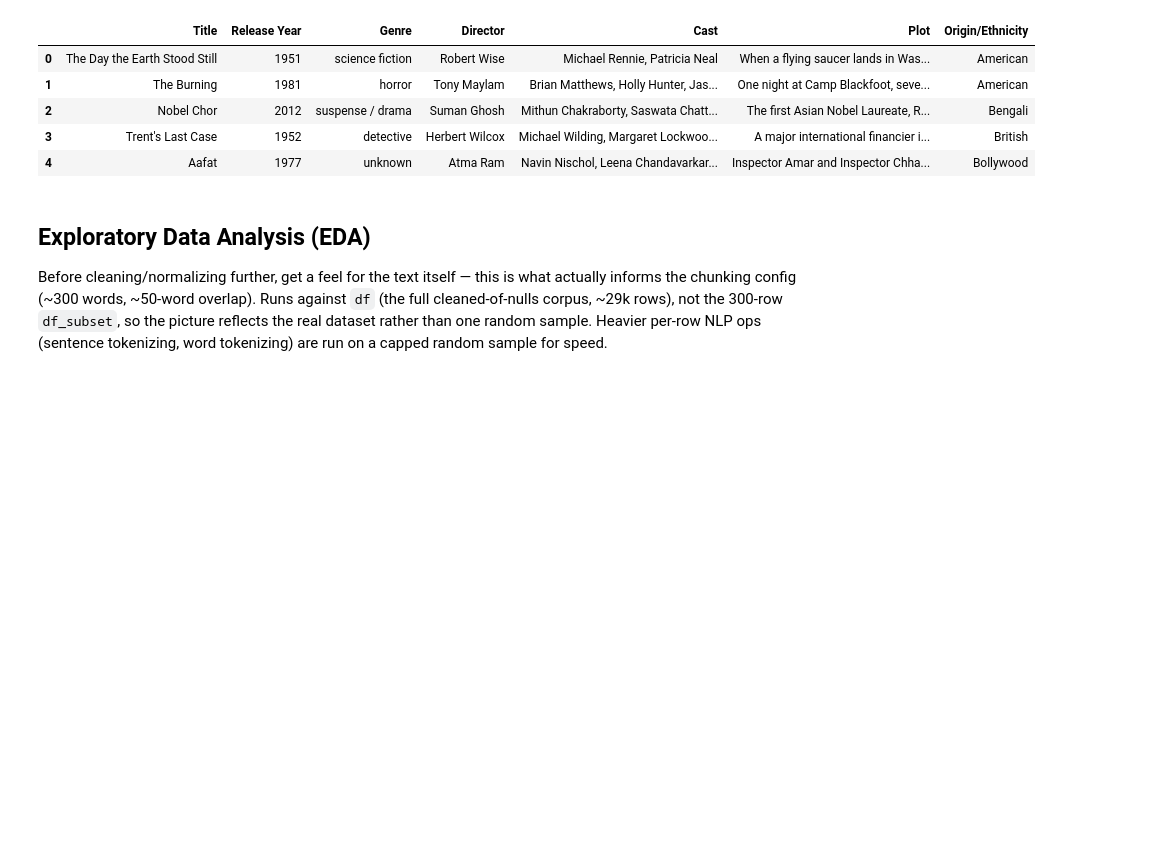
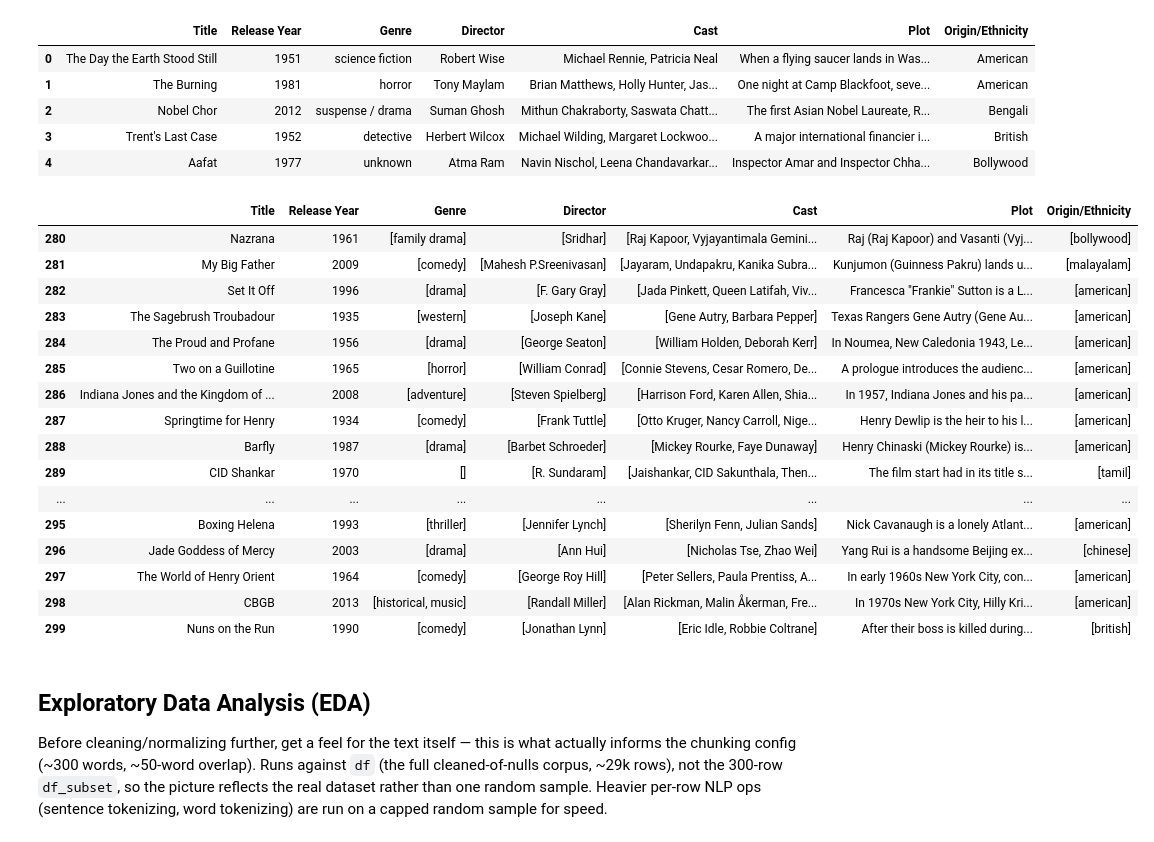
Before and after one commit to Maneth22/TypeB_Assignment, a Jupyter notebook: Rag_Pipeline.ipynb, the cells around one changed output. Drawn from its saved outputs; the diff is of its cells as text; code cells hidden in the pictures; blank space fills up the shorter version.

```diff
--- a/Rag_Pipeline.ipynb
+++ b/Rag_Pipeline.ipynb
@@ -65,6 +65,26 @@ Subset shape: (300, 7)
 | 2 | Nobel Chor | 2012 | suspense / drama | Suman Ghosh | Mithun Chakraborty, Saswata Chatt... | The first Asian Nobel Laureate, R... | Bengali |
 | 3 | Trent's Last Case | 1952 | detective | Herbert Wilcox | Michael Wilding, Margaret Lockwoo... | A major international financier i... | British |
 | 4 | Aafat | 1977 | unknown | Atma Ram | Navin Nischol, Leena Chandavarkar... | Inspector Amar and Inspector Chha... | Bollywood |
+# %%
+df_subset.tail(20)
+# %% [output]
+|  | Title | Release Year | Genre | Director | Cast | Plot | Origin/Ethnicity |
+| 280 | Nazrana | 1961 | [family drama] | [Sridhar] | [Raj Kapoor, Vyjayantimala Gemini... | Raj (Raj Kapoor) and Vasanti (Vyj... | [bollywood] |
+| 281 | My Big Father | 2009 | [comedy] | [Mahesh P.Sreenivasan] | [Jayaram, Undapakru, Kanika Subra... | Kunjumon (Guinness Pakru) lands u... | [malayalam] |
+| 282 | Set It Off | 1996 | [drama] | [F. Gary Gray] | [Jada Pinkett, Queen Latifah, Viv... | Francesca "Frankie" Sutton is a L... | [american] |
+| 283 | The Sagebrush Troubadour | 1935 | [western] | [Joseph Kane] | [Gene Autry, Barbara Pepper] | Texas Rangers Gene Autry (Gene Au... | [american] |
+| 284 | The Proud and Profane | 1956 | [drama] | [George Seaton] | [William Holden, Deborah Kerr] | In Noumea, New Caledonia 1943, Le... | [american] |
+| 285 | Two on a Guillotine | 1965 | [horror] | [William Conrad] | [Connie Stevens, Cesar Romero, De... | A prologue introduces the audienc... | [american] |
+| 286 | Indiana Jones and the Kingdom of ... | 2008 | [adventure] | [Steven Spielberg] | [Harrison Ford, Karen Allen, Shia... | In 1957, Indiana Jones and his pa... | [american] |
+| 287 | Springtime for Henry | 1934 | [comedy] | [Frank Tuttle] | [Otto Kruger, Nancy Carroll, Nige... | Henry Dewlip is the heir to his l... | [american] |
+| 288 | Barfly | 1987 | [drama] | [Barbet Schroeder] | [Mickey Rourke, Faye Dunaway] | Henry Chinaski (Mickey Rourke) is... | [american] |
+| 289 | CID Shankar | 1970 | [] | [R. Sundaram] | [Jaishankar, CID Sakunthala, Then... | The film start had in its title s... | [tamil] |
+| ... | ... | ... | ... | ... | ... | ... | ... |
+| 295 | Boxing Helena | 1993 | [thriller] | [Jennifer Lynch] | [Sherilyn Fenn, Julian Sands] | Nick Cavanaugh is a lonely Atlant... | [american] |
+| 296 | Jade Goddess of Mercy | 2003 | [drama] | [Ann Hui] | [Nicholas Tse, Zhao Wei] | Yang Rui is a handsome Beijing ex... | [chinese] |
+| 297 | The World of Henry Orient | 1964 | [comedy] | [George Roy Hill] | [Peter Sellers, Paula Prentiss, A... | In early 1960s New York City, con... | [american] |
+| 298 | CBGB | 2013 | [historical, music] | [Randall Miller] | [Alan Rickman, Malin Åkerman, Fre... | In 1970s New York City, Hilly Kri... | [american] |
+| 299 | Nuns on the Run | 1990 | [comedy] | [Jonathan Lynn] | [Eric Idle, Robbie Coltrane] | After their boss is killed during... | [british] |
 # %% [markdown]
 ## Exploratory Data Analysis (EDA)
 
```
Also changed, not shown: 4 other files.
